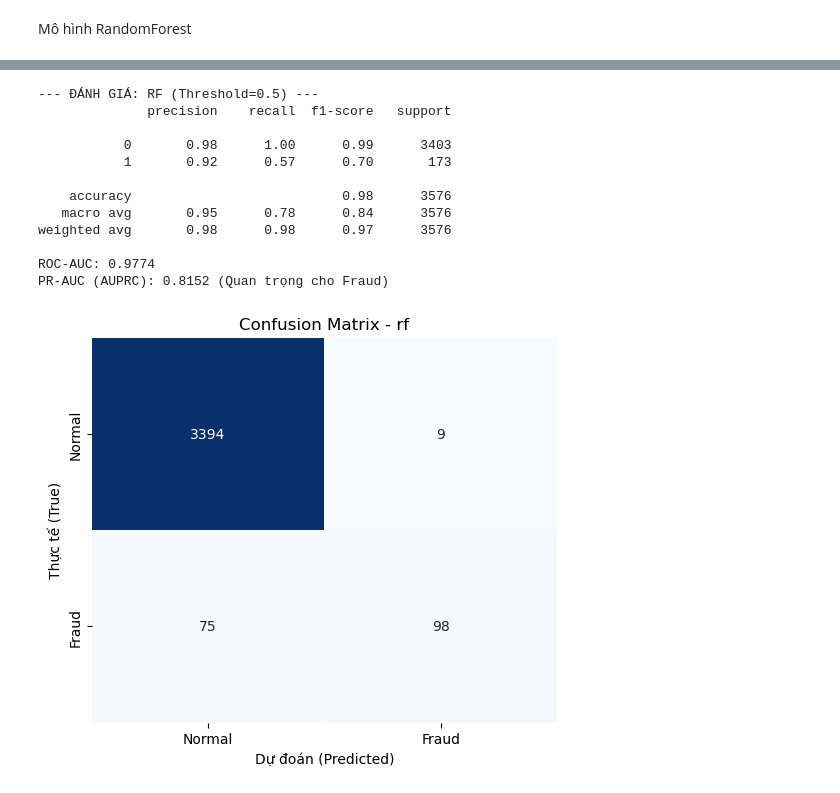
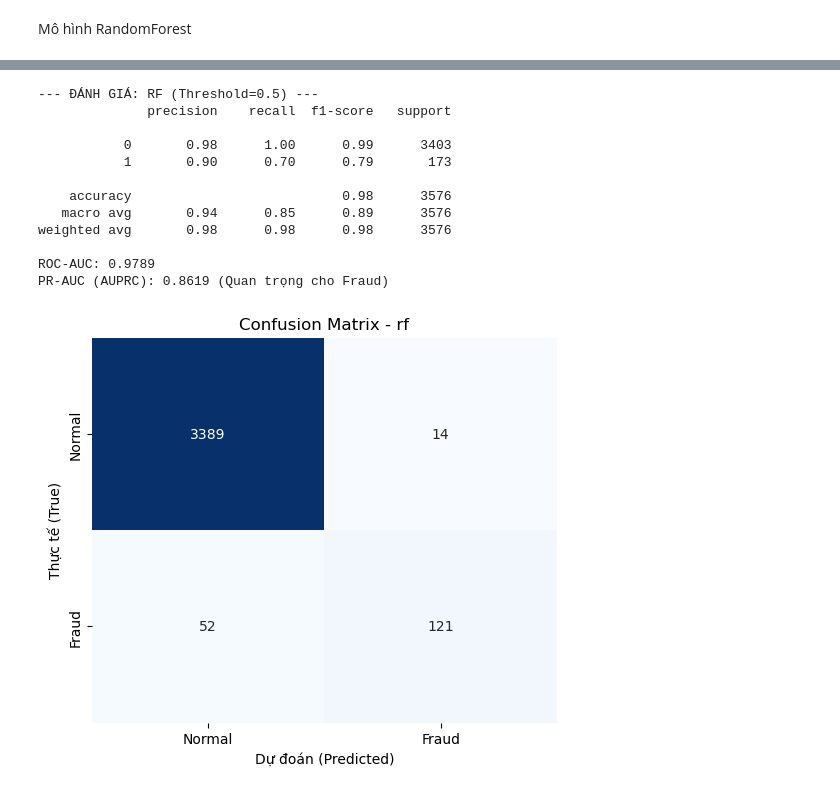
Before and after one commit to thanhlek5/Du-doan-tin-tuyen-dung, a Jupyter notebook: notebooks/sum_model.ipynb, the cells around one changed output, grey strips where cells are left out. Saved outputs shown, nothing was run; the diff lists cells and outputs as text; code cells hidden in the pictures.

```diff
--- a/notebooks/sum_model.ipynb
+++ b/notebooks/sum_model.ipynb
@@ -334,18 +300,18 @@ PR-AUC (AUPRC): 0.8152 (Quan trọng cho Fraud)
 # %%
 # word2vec
 eval_rf3 = Metric(model_rf3,x_test2v,y_test)
-eval_nb.evaluate_model("rf")
+eval_rf3.evaluate_model("rf")
 # %% [output]
 --- ĐÁNH GIÁ: RF (Threshold=0.5) ---
               precision    recall  f1-score   support
 
            0       0.98      1.00      0.99      3403
-           1       0.92      0.57      0.70       173
+           1       0.90      0.70      0.79       173
 
     accuracy                           0.98      3576
-   macro avg       0.95      0.78      0.84      3576
-weighted avg       0.98      0.98      0.97      3576
+   macro avg       0.94      0.85      0.89      3576
+weighted avg       0.98      0.98      0.98      3576
 
-ROC-AUC: 0.9774
-PR-AUC (AUPRC): 0.8152 (Quan trọng cho Fraud)
+ROC-AUC: 0.9789
+PR-AUC (AUPRC): 0.8619 (Quan trọng cho Fraud)
-[figure, old version]
+[figure, new version]
```
Also changed, not shown: parts of 7 cells of this notebook.
